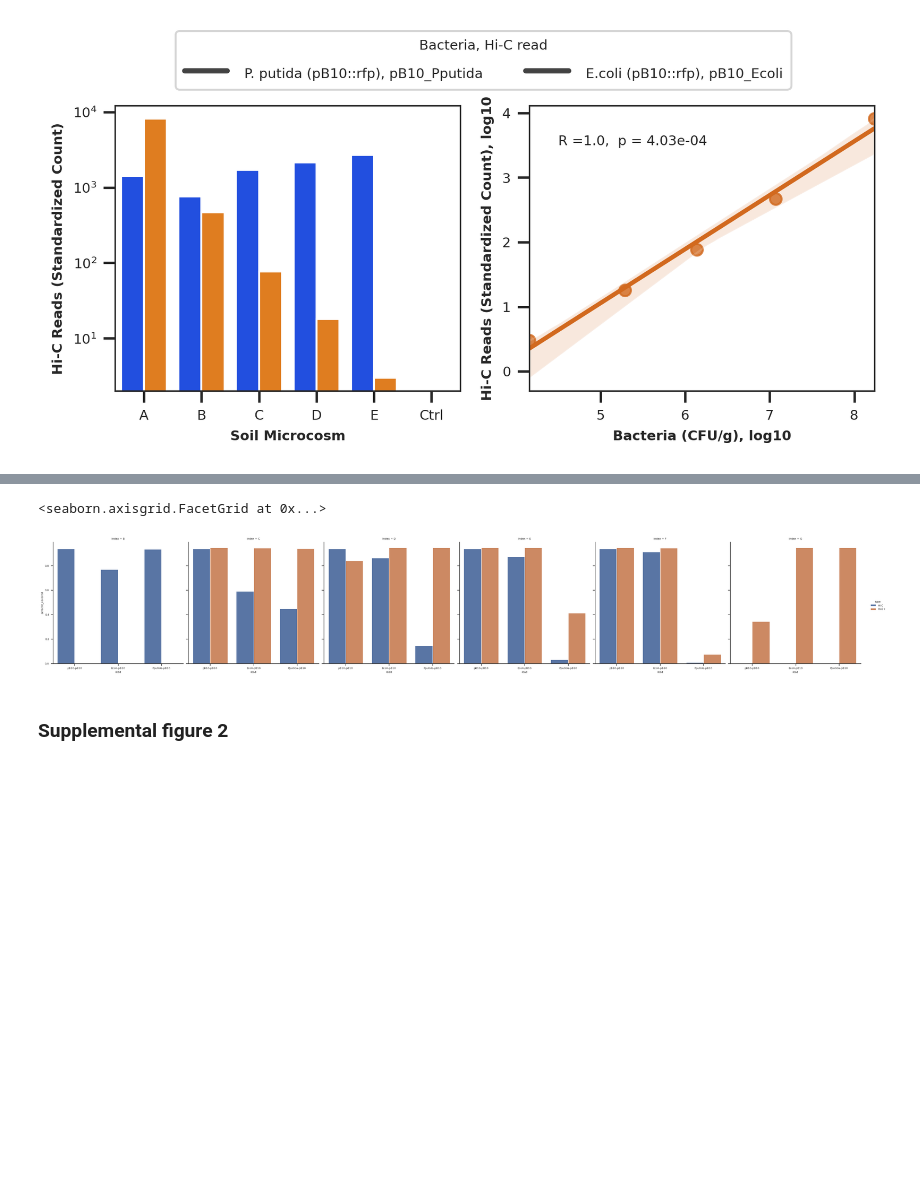
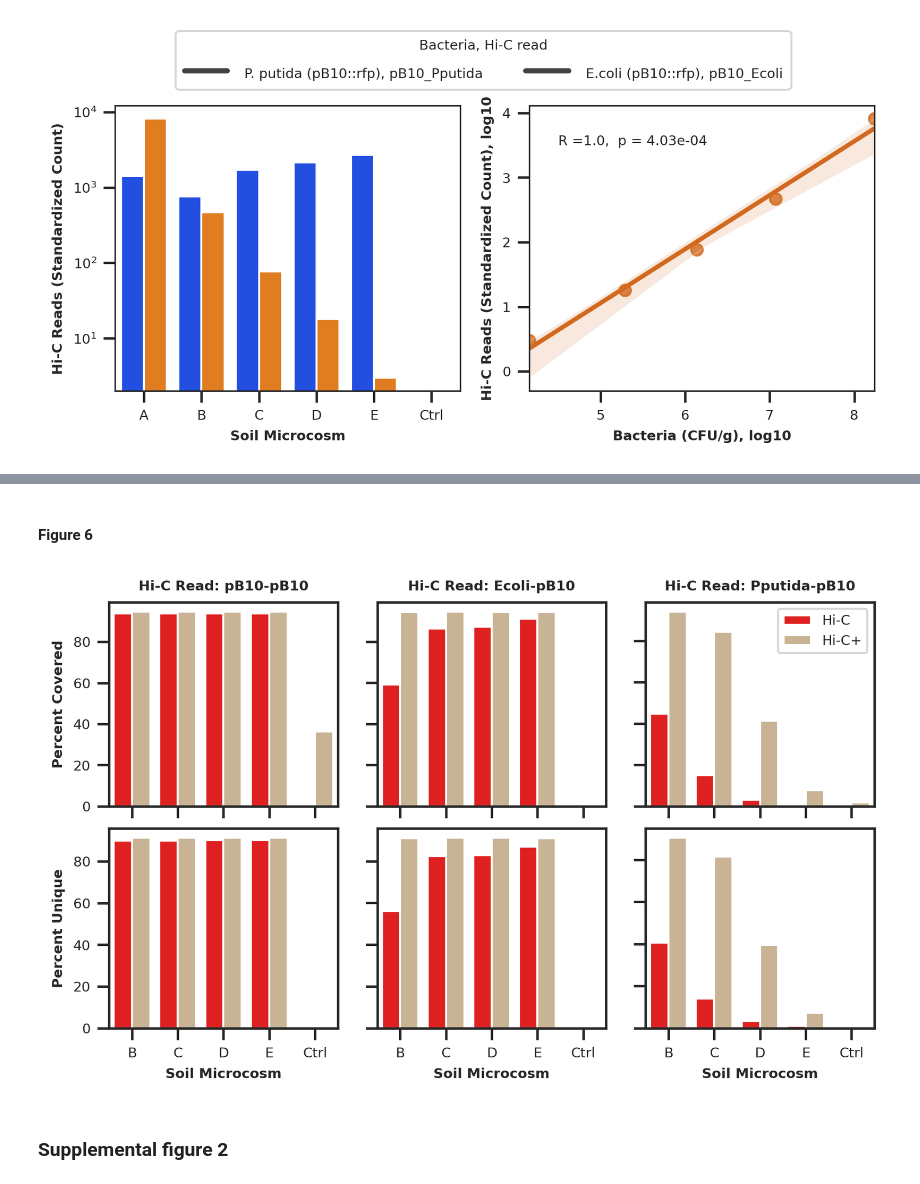
Before and after one commit to scastanedabarba/hic_targetcapture, a Jupyter notebook: data_visualization.ipynb, the cells around one changed output, grey strips where cells are left out. Saved outputs shown, nothing was run; the diff lists cells and outputs as text; code cells hidden in the pictures; blank space fills up the shorter version.

```diff
--- a/data_visualization.ipynb
+++ b/data_visualization.ipynb
@@ -248,2 +315,4 @@ plot_coverage('ctrl1+_plasmid_coverage.csv', ax7, ax8, ax9, 'on')
+# %% [markdown]
+#### Figure 6
 # %%
 os.chdir('/mnt/ceph/cast9836/00_projects/hic_targetcapture/06_output/enrichment_comparison/')
@@ -304,10 +376,74 @@ for file in files:
 
     plot_cov = pd.concat([plot_cov, df])
-# %%
-sns.catplot(x='read', y='percent_covered', hue='type', data=plot_cov, kind='bar', col='Index')
-# %% [output]
-<seaborn.axisgrid.FacetGrid at 0x...>
-[figure, removed]
+# %%
+fig6 = plt.figure(figsize=(7, 4), dpi=300)
+gs = fig6.add_gridspec(100, 100)
+
+rc = {'font.size': 7.0, 'axes.labelsize': 7.0, 'axes.titlesize': 7.0, 'xtick.labelsize': 7.0,
+      'ytick.labelsize': 7.0, 'legend.fontsize': 7.0, 'legend.title_fontsize': 7.0, "font.family": "Helvetica"}
+sns.set(style='ticks', rc=rc)
+
+ax1 = fig6.add_subplot(gs[:48,0:30])
+ax2 = fig6.add_subplot(gs[:48,35:65])
+ax3 = fig6.add_subplot(gs[:48,70:])
+ax4 = fig6.add_subplot(gs[53:,0:30])
+ax5 = fig6.add_subplot(gs[53:,35:65])
+ax6 = fig6.add_subplot(gs[53:,70:])
+
+sns.barplot(data=plot_cov[plot_cov['read']=='pB10-pB10'], x='Index', y='percent_covered',
+            hue='type', order=['B','C','D','E', 'Ctrl'], palette={'Hi-C':'red', 'Hi-C+':'tan'}, ax=ax1)
+ax1.set_ylabel('Percent Covered', fontsize=7, fontweight='bold')
+ax1.set(xlabel=None)
+ax1.tick_params(axis='both', which='major', labelsize=7)
+ax1.set_title('Hi-C Read: pB10-pB10', fontsize=7, fontweight='bold')
+ax1.legend('',frameon=False)
+ax1.xaxis.set_ticklabels([])
+
+sns.barplot(data=plot_cov[plot_cov['read']=='Ecoli-pB10'], x='Index', y='percent_covered',
+            hue='type', order=['B','C','D','E', 'Ctrl'], palette={'Hi-C':'red', 'Hi-C+':'tan'}, ax=ax2)
+ax2.set(xlabel=None, ylabel=None)
+ax2.set_title('Hi-C Read: Ecoli-pB10', fontsize=7, fontweight='bold')
+ax2.tick_params(axis='y', label1On=False)
+ax2.yaxis.set_ticklabels([])
+ax2.xaxis.set_ticklabels([])
+ax2.legend('',frameon=False)
+
+sns.barplot(data=plot_cov[plot_cov['read']=='Pputida-pB10'], x='Index', y='percent_covered',
+            hue='type', order=['B','C','D','E', 'Ctrl'], palette={'Hi-C':'red', 'Hi-C+':'tan'}, ax=ax3)
+ax3.set(xlabel=None, ylabel=None)
+ax3.set_title('Hi-C Read: Pputida-pB10', fontsize=7, fontweight='bold')
+ax3.tick_params(axis='y', label1On=False)
+ax3.yaxis.set_ticklabels([])
+ax3.xaxis.set_ticklabels([])
+ax3.legend('',frameon=False)
+ax3.legend(loc='upper right')
+
+sns.barplot(data=plot_cov[plot_cov['read']=='pB10-pB10'], x='Index', y='percent_unique',
+            hue='type', order=['B','C','D','E', 'Ctrl'], palette={'Hi-C':'red', 'Hi-C+':'tan'}, ax=ax4)
+ax4.set_ylabel('Percent Unique', fontsize=7, fontweight='bold')
+ax4.tick_params(axis='both', which='major', labelsize=7)
+ax4.legend('',frameon=False)
+ax4.set_xlabel('Soil Microcosm', fontsize=7, fontweight='bold')
+
+sns.barplot(data=plot_cov[plot_cov['read']=='Ecoli-pB10'], x='Index', y='percent_unique',
+            hue='type', order=['B','C','D','E', 'Ctrl'], palette={'Hi-C':'red', 'Hi-C+':'tan'}, ax=ax5)
+ax5.set(ylabel=None)
+ax5.tick_params(axis='y', label1On=False)
+ax5.yaxis.set_ticklabels([])
+ax5.legend('',frameon=False)
+ax5.set_xlabel('Soil Microcosm', fontsize=7, fontweight='bold')
+
+sns.barplot(data=plot_cov[plot_cov['read']=='Pputida-pB10'], x='Index', y='percent_unique',
+            hue='type', order=['B','C','D','E', 'Ctrl'], palette={'Hi-C':'red', 'Hi-C+':'tan'}, ax=ax6)
+ax6.set(ylabel=None)
+ax6.tick_params(axis='y', label1On=False)
+ax6.yaxis.set_ticklabels([])
+ax6.legend('',frameon=False)
+ax6.set_xlabel('Soil Microcosm', fontsize=7, fontweight='bold')
+
+plt.savefig('/mnt/ceph/cast9836/00_projects/hic_targetcapture/06_output/figures/fig6.pdf', bbox_inches='tight', dpi=300)
+# %% [output]
+[figure, added]
 # %% [markdown]
 ### Supplemental figure 2
 # %%
```
Also changed, not shown: parts of 21 cells of this notebook, 4 other files.
